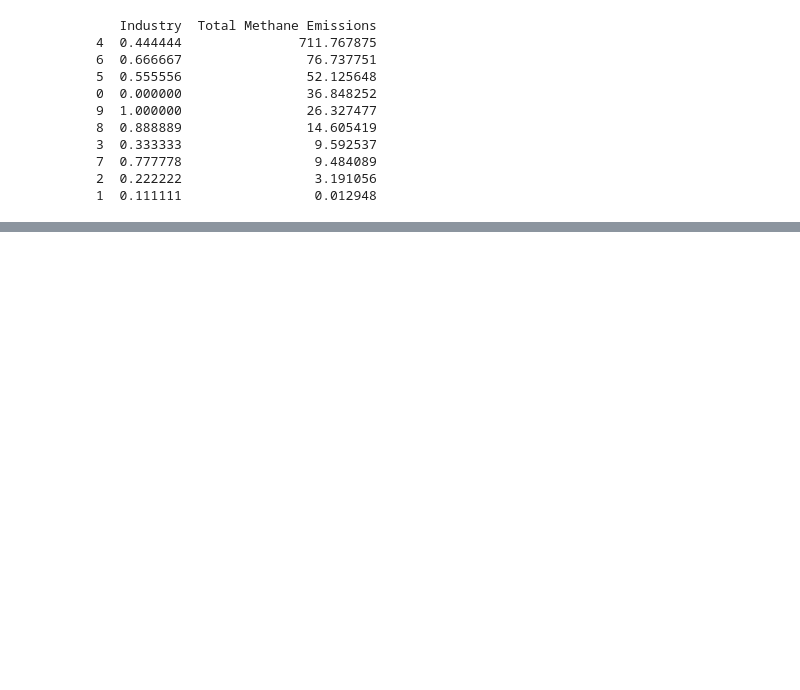
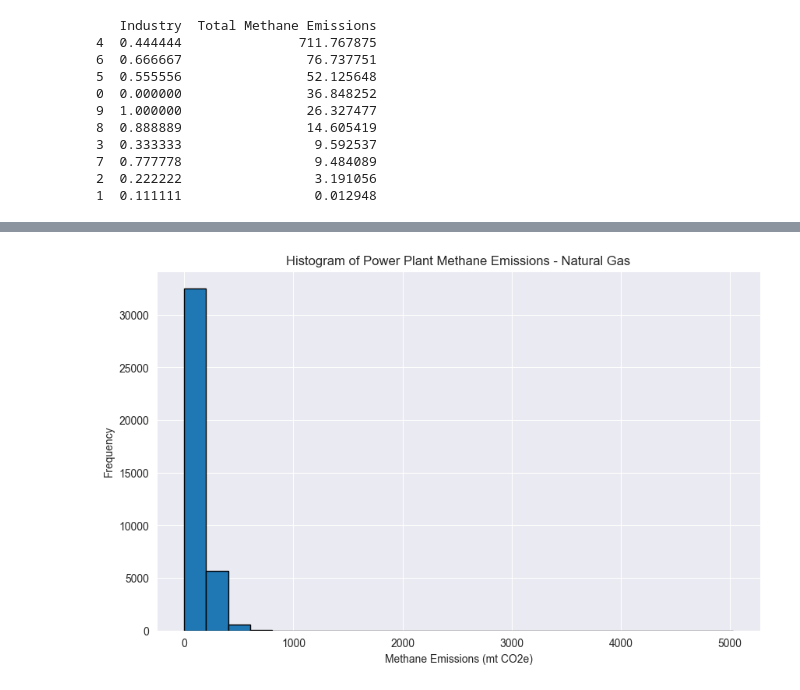
Before and after one commit to bhansea/SustainabilityMQP, a Jupyter notebook: FuelEmissionsSP.ipynb, the cells around one changed output, grey strips where cells are left out. Cells and saved outputs as stored; diff of their text form; code cells hidden in the pictures; blank space fills up the shorter version.

```diff
--- a/FuelEmissionsSP.ipynb
+++ b/FuelEmissionsSP.ipynb
@@ -391,0 +393,10 @@ plt.show()
+# %%
+plt.figure(figsize=(10, 6))
+df13 = data[(data['Industry Type (sectors)'] == 'Power Plants') & (data['General Fuel Type'] == 'Natural Gas')]
+plt.hist(df13['Fuel Methane (CH4) emissions (mt CO2e)'], bins=25, edgecolor='k')
+plt.title('Histogram of Power Plant Methane Emissions - Natural Gas')
+plt.xlabel('Methane Emissions (mt CO2e)')
+plt.ylabel('Frequency')
+plt.show()
+# %% [output]
+[figure, added]
```
Also changed, not shown: parts of 9 cells of this notebook.
